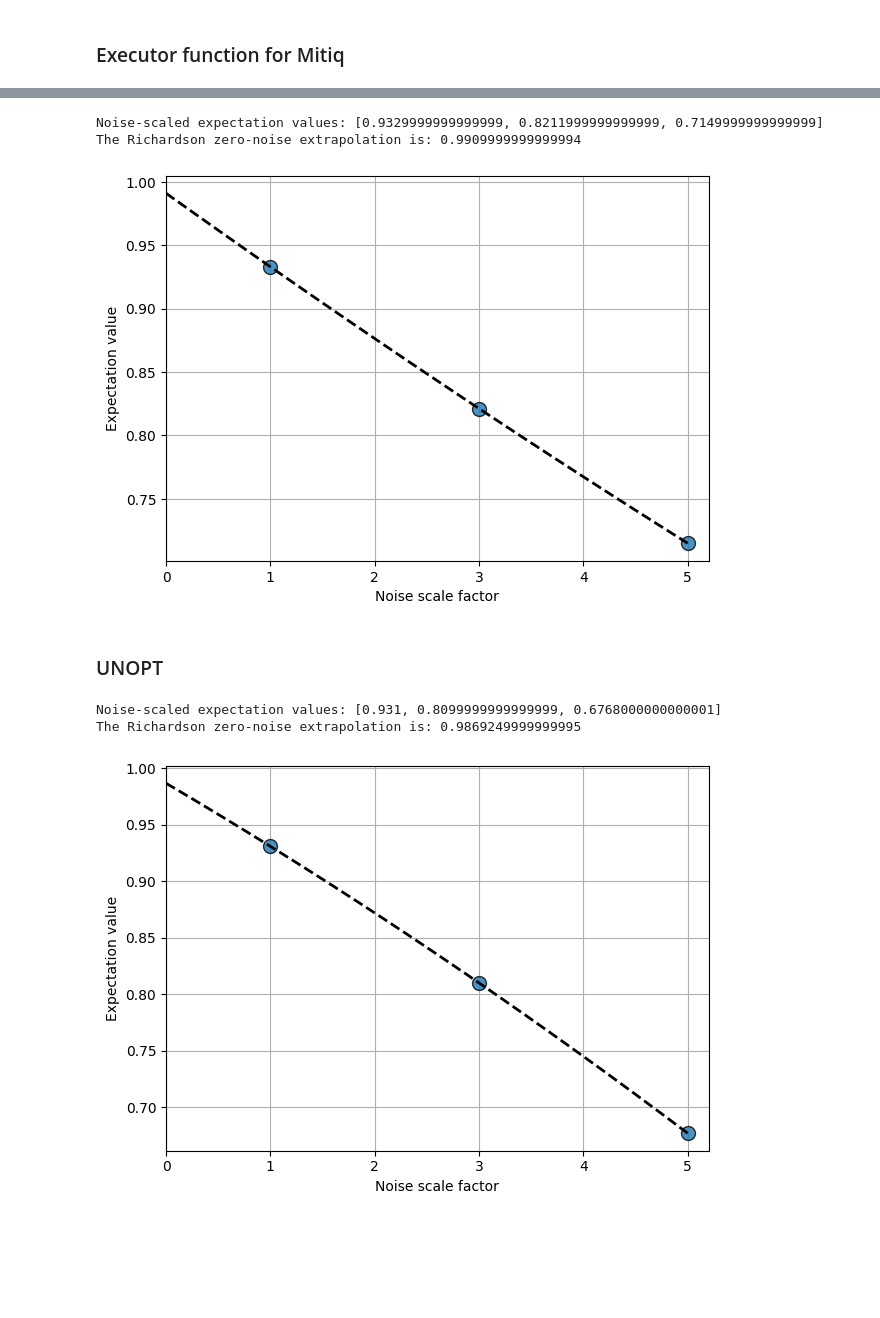
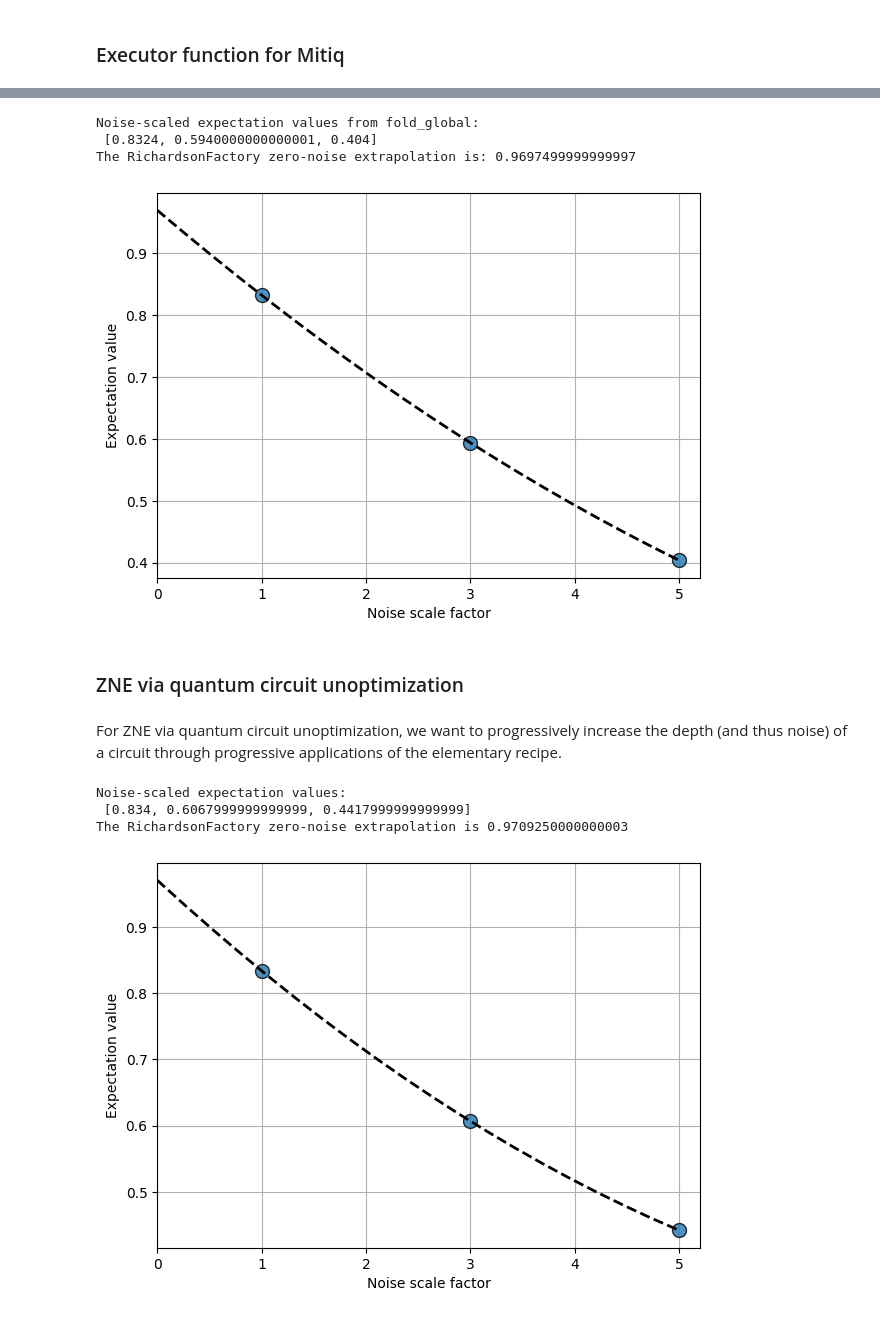
Before and after one commit to unitaryfund/circuit-unoptimization, a Jupyter notebook: notebooks/zne_via_unopt.ipynb, the cells around one changed output, grey strips where cells are left out. Drawn from its saved outputs; the diff is of its cells as text; code cells hidden in the pictures; blank space fills up the shorter version.

Commit message:
Adding more description to the ZNE folding vs. ZNE circuit unoptimization section.

```diff
--- a/notebooks/zne_via_unopt.ipynb
+++ b/notebooks/zne_via_unopt.ipynb
@@ -543,41 +550,44 @@ q_4: ─X─┤ X ├┤0       ├───────────────
 # %%
-# Generate a list of folded circuits
-noise_scaled_circuits = [zne.scaling.fold_gates_at_random(qc, s) for s in scale_factors]
+# Generate noise-scaled values via a list of folded circuits:
+noise_scaled_circuits = [fold_method(qc, s) for s in scale_factors]
 noise_scaled_vals = [execute(circuit=circ, backend=backend, shots=shots, noise_model=noise_model) for circ in noise_scaled_circuits]
-print("Noise-scaled expectation values:", noise_scaled_vals)
+print(f"Noise-scaled expectation values from {fold_method.__name__}: \n {noise_scaled_vals}")
 
-# Initialize a Richardson extrapolation object
-richardson_factory = zne.RichardsonFactory(scale_factors)
+# Initialize an extrapolation object:
+factory = extrapolation_method(scale_factors)
 
-# Load the previously measured data
+# Load the previously measured data:
 for s, val in zip(scale_factors, noise_scaled_vals):
-    richardson_factory.push({"scale_factor": s}, val)
+    factory.push({"scale_factor": s}, val)
 
-print("The Richardson zero-noise extrapolation is:", richardson_factory.reduce())
-_ = richardson_factory.plot_fit()
+print(f"The {extrapolation_method.__name__} zero-noise extrapolation is: {factory.reduce()}")
+_ = factory.plot_fit()
 # %% [output]
-Noise-scaled expectation values: [0.9329999999999999, 0.8211999999999999, 0.7149999999999999]
-The Richardson zero-noise extrapolation is: 0.9909999999999994
+Noise-scaled expectation values from fold_global:
+ [0.8324, 0.5940000000000001, 0.404]
+The RichardsonFactory zero-noise extrapolation is: 0.9697499999999997
-[figure, old version]
+[figure, new version]
 # %% [markdown]
-### UNOPT
+### ZNE via quantum circuit unoptimization
+# %% [markdown]
+For ZNE via quantum circuit unoptimization, we want to progressively increase the depth (and thus noise) of a circuit through progressive applications of the elementary recipe.
 # %%
-noise_scaled_circuits = [elementary_recipe(qc, iterations=i) for i in [0, 2, 4]]
+# Generate noise-scaled values via a the elementary recipe of circuit unoptimization:
+noise_scaled_circuits = [elementary_recipe(qc, iterations=i) for i in elementary_recipe_factors]
+noise_scaled_vals = [execute(circuit=c, backend=backend, shots=shots, noise_model=noise_model) for c in noise_scaled_circuits]
+print(f"Noise-scaled expectation values: \n {noise_scaled_vals}")
 
-# We run all the noise scaled circuits on the noisy backend
-noise_scaled_vals = [execute(circuit=c, backend=backend, shots=shots, noise_model=noise_model) for c in noise_scaled_circuits]
-print("Noise-scaled expectation values:", noise_scaled_vals)
-
-# Initialize a Richardson extrapolation object
-richardson_factory = zne.RichardsonFactory(scale_factors)
+# Initialize an extrapolation object
+factory = extrapolation_method(scale_factors)
 
 # Load the previously measured data
 for s, val in zip(scale_factors, noise_scaled_vals):
-    richardson_factory.push({"scale_factor": s}, val)
+    factory.push({"scale_factor": s}, val)
 
-print("The Richardson zero-noise extrapolation is:", richardson_factory.reduce())
-_ = richardson_factory.plot_fit()
+print(f"The {extrapolation_method.__name__} zero-noise extrapolation is {factory.reduce()}")
+_ = factory.plot_fit()
 # %% [output]
-Noise-scaled expectation values: [0.931, 0.8099999999999999, 0.6768000000000001]
-The Richardson zero-noise extrapolation is: 0.9869249999999995
+Noise-scaled expectation values:
+ [0.834, 0.6067999999999999, 0.4417999999999999]
+The RichardsonFactory zero-noise extrapolation is 0.9709250000000003
-[figure, old version]
+[figure, new version]
```
Also changed, not shown: parts of 13 cells of this notebook.
